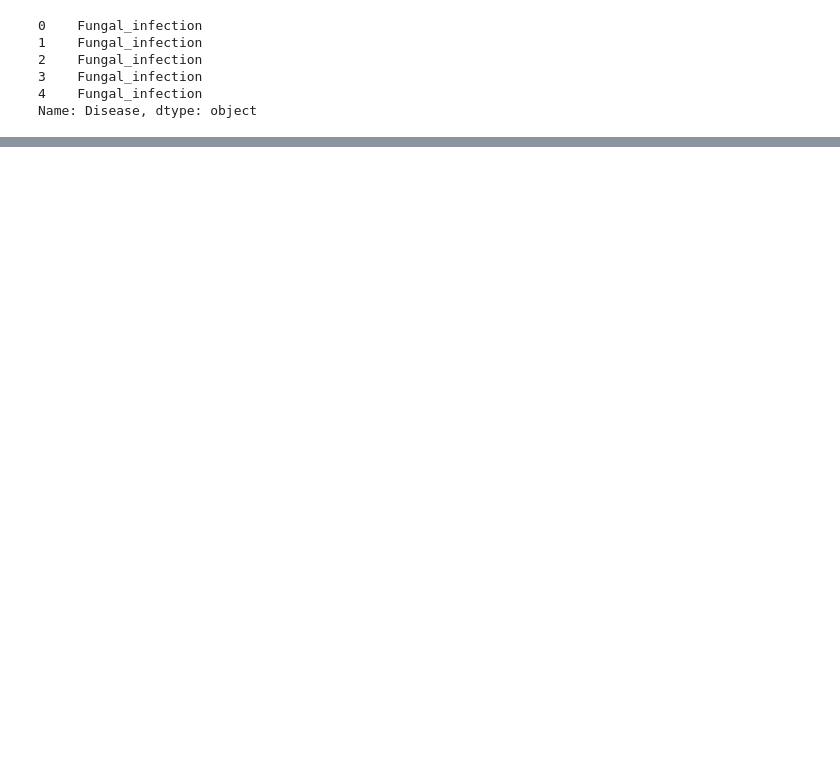
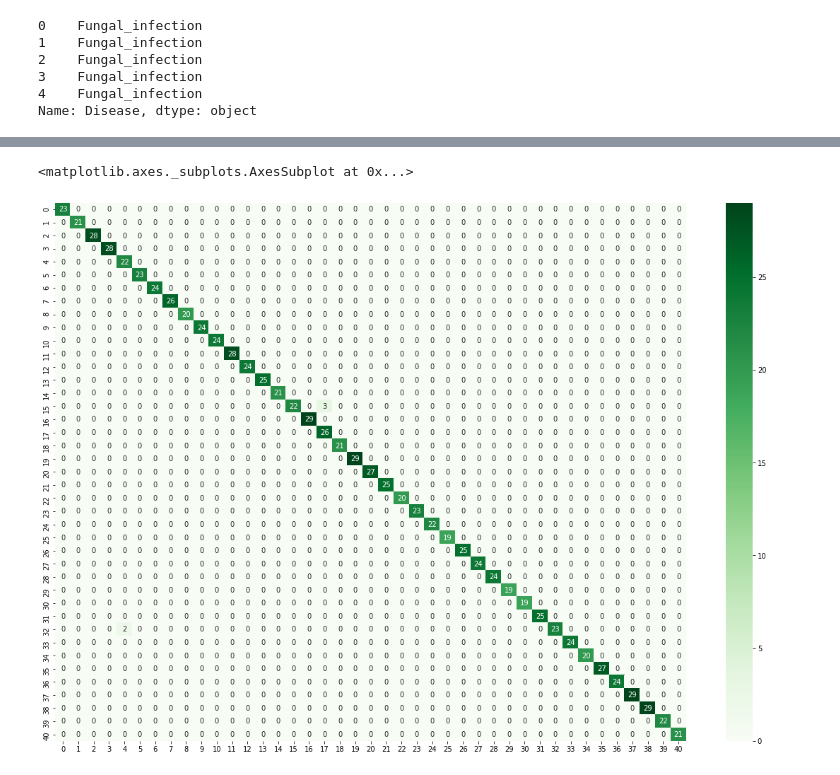
Before and after one commit to Sumit-1S/Prject-HealthCare, a Jupyter notebook: Jupyter_Notebook/model.ipynb, the cells around one changed output, grey strips where cells are left out. Saved outputs shown, nothing was run; the diff lists cells and outputs as text; code cells hidden in the pictures; blank space fills up the shorter version.

```diff
--- a/Jupyter_Notebook/model.ipynb
+++ b/Jupyter_Notebook/model.ipynb
@@ -38,7 +38,7 @@ Drug Reaction                              120
 Hepatitis E                                120
 Name: Disease, dtype: int64
 # %%
-# data_sevrity = pd.read_csv('../Dataset/Symptom-severity.csv')
+data_sevrity = pd.read_csv('../Dataset/Symptom-severity.csv')
 data_sevrity.head()
 # %% [output]
 |  | Symptom | weight |
@@ -74,7 +74,7 @@ def encode_severity(dataset):
     dataset = dataset.replace("foul_smell_of_urine" , 5)
     dataset = dataset.replace("dischromic__patches" , 6)
     dataset = dataset.replace("spotting__urination" , 6)
-    data = data.fillna(0)
+    dataset = dataset.fillna(0)
     return dataset
 # %%
 data = encode_severity(data)
@@ -157,7 +157,7 @@ print(accuracy_score(ytest,y_pred))
 # %%
 from sklearn.ensemble import RandomForestClassifier
 rfc = RandomForestClassifier()
-rfc.fit(xtrain,ytrain)
-y_pred = rfc.predict(xtest)
+rfc.fit(xtrain.values,ytrain.values)
+y_pred = rfc.predict(xtest.values)
 print(accuracy_score(ytest,y_pred))
 # %% [output]
@@ -247,0 +243,10 @@ pickle.dump(best_grid, open(filename, 'wb'))
+# %%
+y_pred = rfc.predict(xtest.values)
+from sklearn.metrics import confusion_matrix
+import seaborn as sns
+cf = confusion_matrix(ytest,y_pred)
+plt.figure(figsize=(20,14))
+sns.heatmap(cf,annot=True,cmap="Greens")
+# %% [output]
+<matplotlib.axes._subplots.AxesSubplot at 0x...>
+[figure, added]
```
Also changed, not shown: parts of 20 cells of this notebook, 5 other files.
